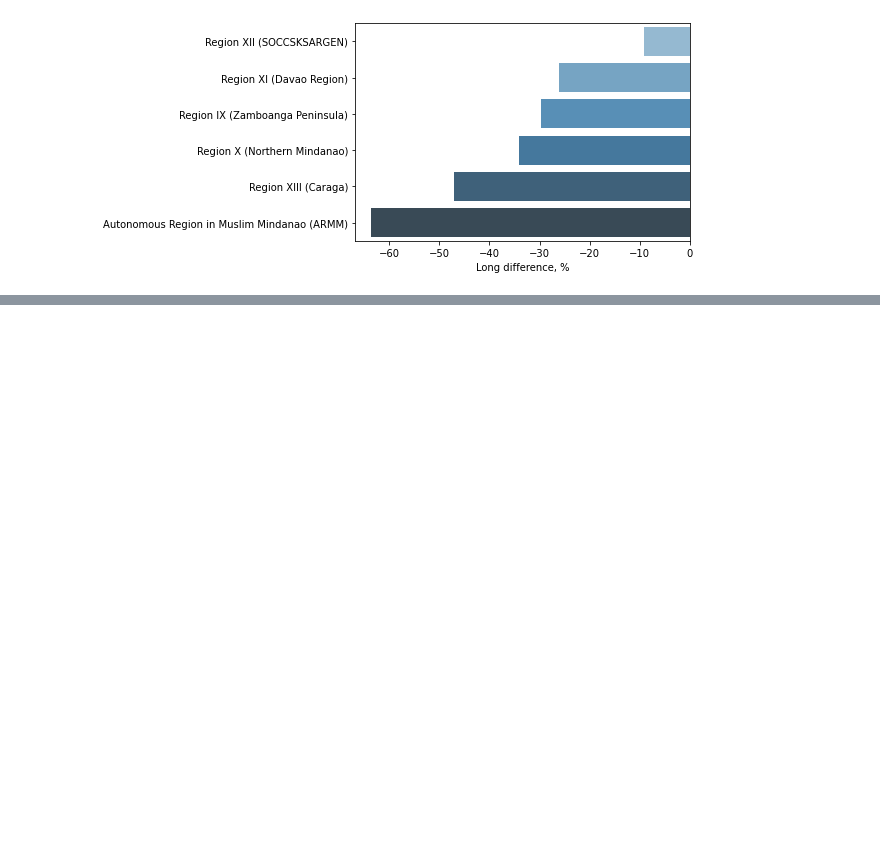
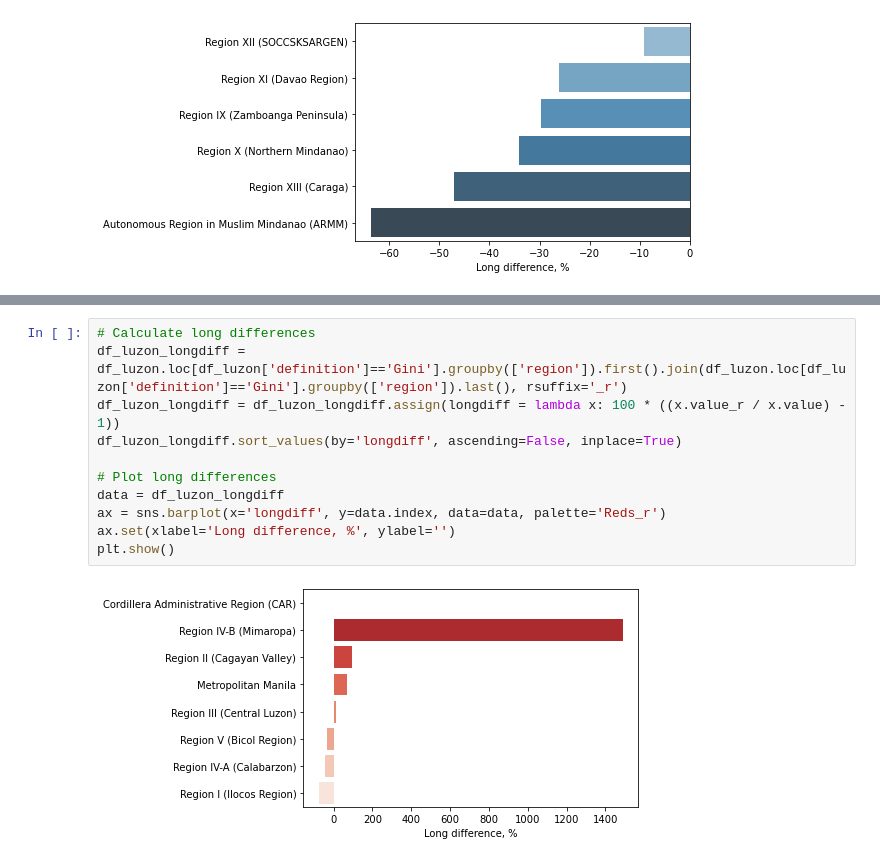
Before and after one commit to jessonpagaduan/spatial-inequality, a Jupyter notebook: spatial_inequality_eda.ipynb, the cells around one changed output, grey strips where cells are left out. Drawn from its saved outputs; the diff is of its cells as text; blank space fills up the shorter version.

```diff
--- a/spatial_inequality_eda.ipynb
+++ b/spatial_inequality_eda.ipynb
@@ -641,0 +754,13 @@ plt.show()
+# %%
+# Calculate long differences
+df_luzon_longdiff = df_luzon.loc[df_luzon['definition']=='Gini'].groupby(['region']).first().join(df_luzon.loc[df_luzon['definition']=='Gini'].groupby(['region']).last(), rsuffix='_r')
+df_luzon_longdiff = df_luzon_longdiff.assign(longdiff = lambda x: 100 * ((x.value_r / x.value) - 1))
+df_luzon_longdiff.sort_values(by='longdiff', ascending=False, inplace=True)
+
+# Plot long differences
+data = df_luzon_longdiff
+ax = sns.barplot(x='longdiff', y=data.index, data=data, palette='Reds_r')
+ax.set(xlabel='Long difference, %', ylabel='')
+plt.show()
+# %% [output]
+[figure, added]
```
Also changed, not shown: parts of 98 cells of this notebook.
